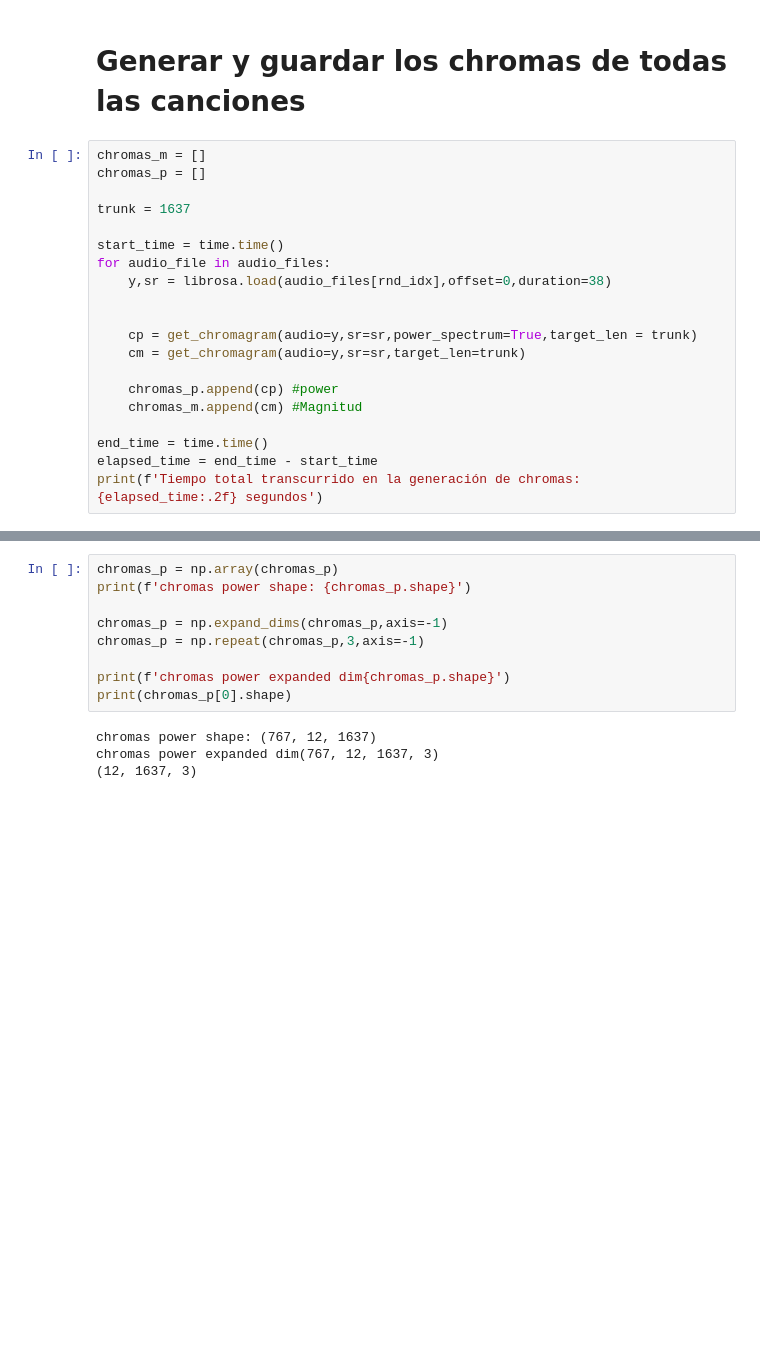
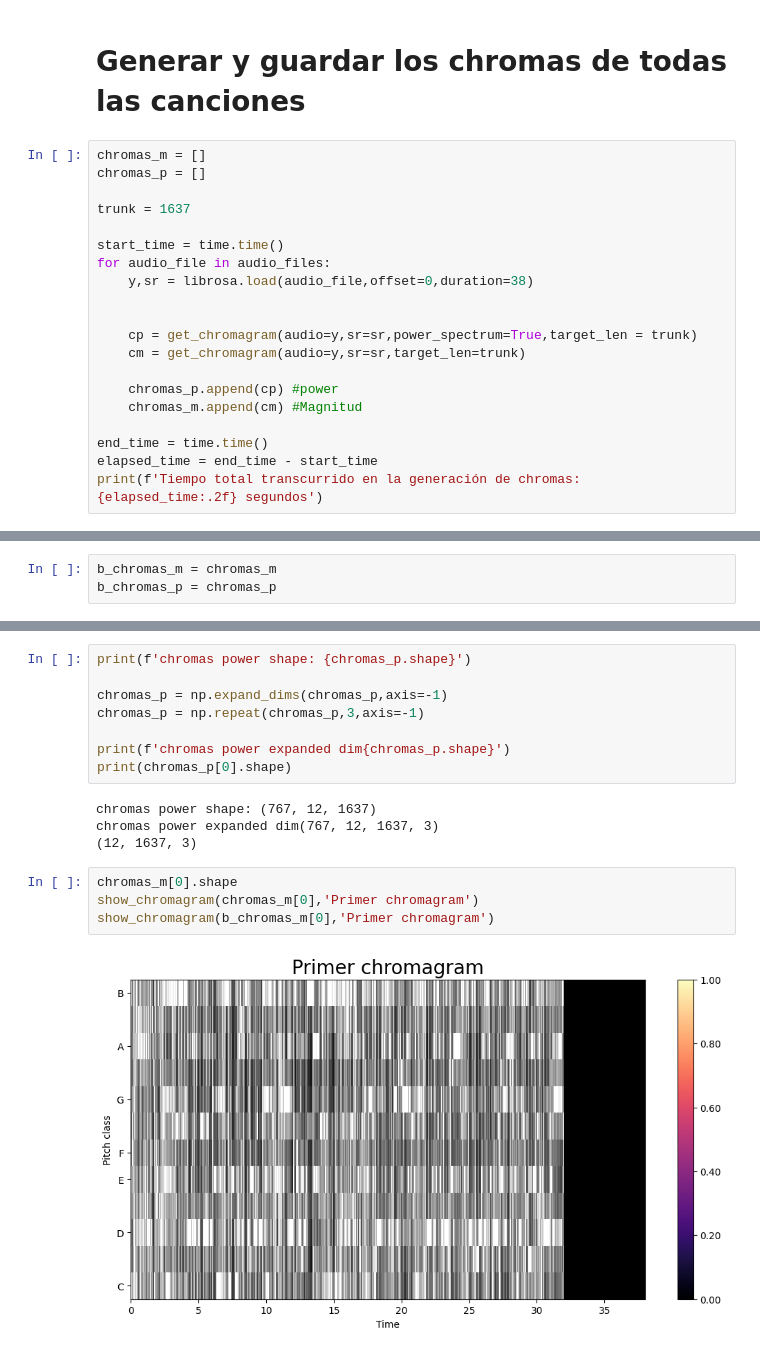
Before and after one commit to Leodna/mer, a Jupyter notebook: notebooks/features/chromas.ipynb, the cells around one changed output, grey strips where cells are left out. Saved outputs shown, nothing was run; the diff lists cells and outputs as text; blank space fills up the shorter version.

```diff
--- a/notebooks/features/chromas.ipynb
+++ b/notebooks/features/chromas.ipynb
@@ -270,7 +270,7 @@ trunk = 1637
 
 start_time = time.time()
 for audio_file in audio_files:
-    y,sr = librosa.load(audio_files[rnd_idx],offset=0,duration=38)
+    y,sr = librosa.load(audio_file,offset=0,duration=38)
 
 
     cp = get_chromagram(audio=y,sr=sr,power_spectrum=True,target_len = trunk)
@@ -286,0 +297,3 @@ Tiempo total transcurrido en la generación de chromas: 150.26 segundos
+# %%
+b_chromas_m = chromas_m
+b_chromas_p = chromas_p
@@ -298,7 +312,6 @@ chromas magintud shape: (767, 12, 1637)
 chromas magnitud expanded dim(767, 12, 1637, 3)
 (12, 1637, 3)
 # %%
-chromas_p = np.array(chromas_p)
 print(f'chromas power shape: {chromas_p.shape}')
 
 chromas_p = np.expand_dims(chromas_p,axis=-1)
@@ -310,3 +323,9 @@ print(chromas_p[0].shape)
 chromas power shape: (767, 12, 1637)
 chromas power expanded dim(767, 12, 1637, 3)
 (12, 1637, 3)
+# %%
+chromas_m[0].shape
+show_chromagram(chromas_m[0],'Primer chromagram')
+show_chromagram(b_chromas_m[0],'Primer chromagram')
+# %% [output]
+[figure, added]
```
Also changed, not shown: parts of 26 cells of this notebook.
